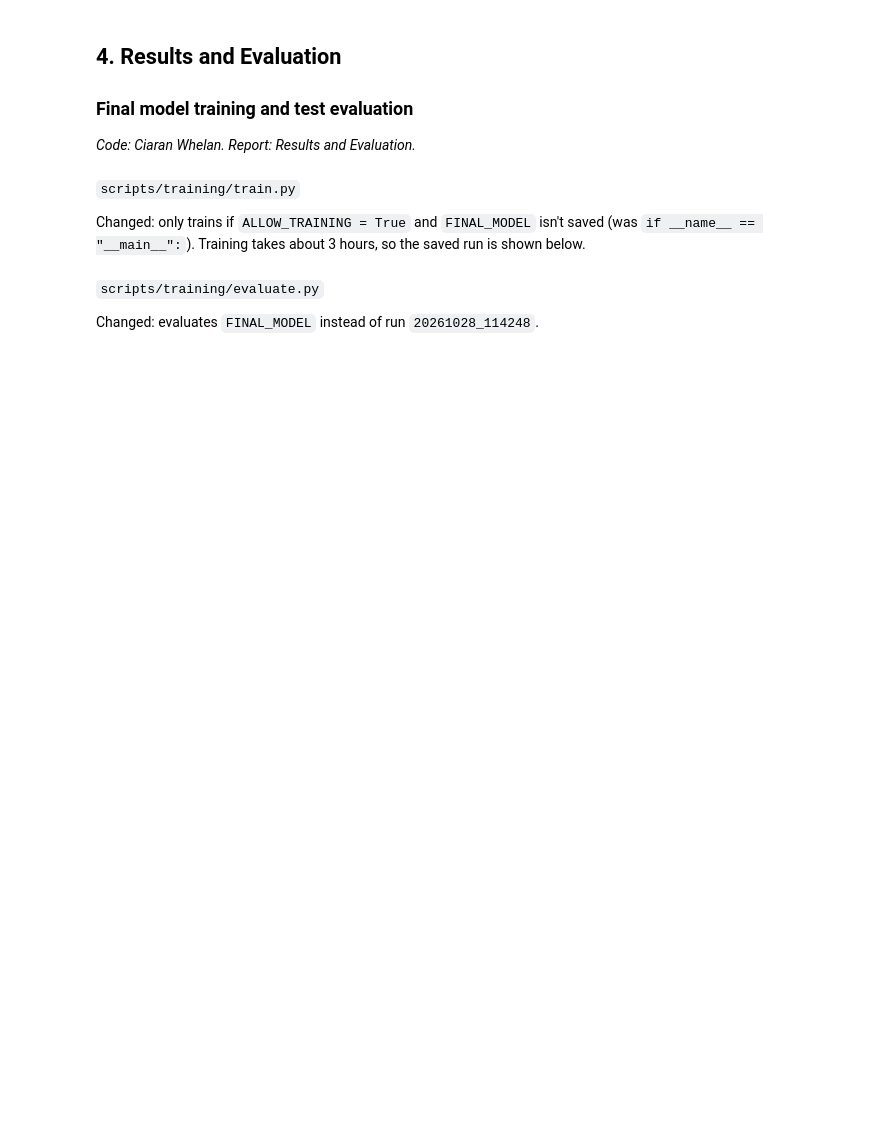
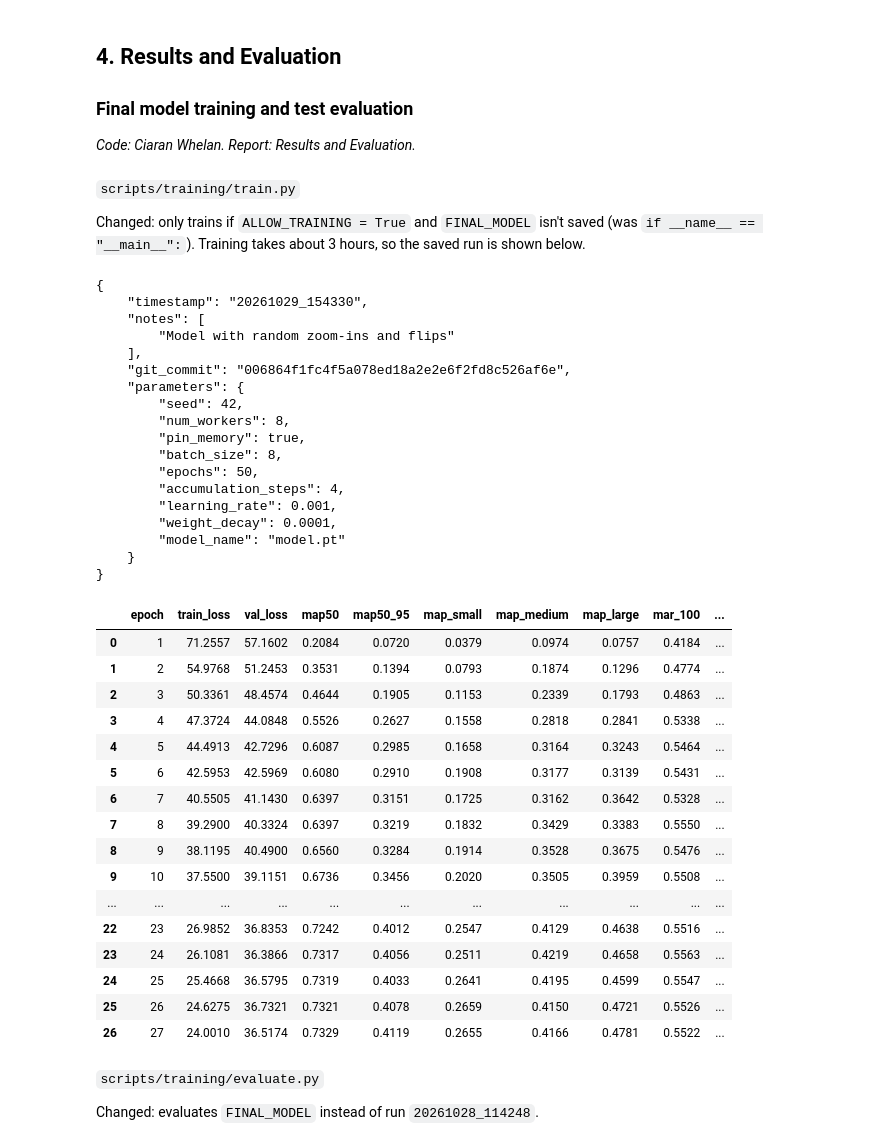
Before and after one commit to CiaranW005/CS4287-CNN-Assignment-Fire-Smoke-Detection, a Jupyter notebook: notebooks/final/CS4287-Assign2-23370211-23304472-23371137.ipynb, the cells around one changed output. Drawn from its saved outputs; the diff is of its cells as text; code cells hidden in the pictures; blank space fills up the shorter version.

```diff
--- a/notebooks/final/CS4287-Assign2-23370211-23304472-23371137.ipynb
+++ b/notebooks/final/CS4287-Assign2-23370211-23304472-23371137.ipynb
@@ -2807,9 +3070,46 @@ if ALLOW_TRAINING and not (SAVED_MODELS / FINAL_MODEL / "model.pt").exists():
 # %%
 # the saved output of train.py for the final model
 with open(SAVED_MODELS / FINAL_MODEL / "metadata.json") as f:
     print(json.dumps(json.load(f), indent=4))
 
-pd.read_csv(SAVED_MODELS / FINAL_MODEL / "history.csv").round(4)
+final_results = pd.read_csv(SAVED_MODELS / FINAL_MODEL / "history.csv").round(4)
+final_results
+# %% [output]
+{
+    "timestamp": "20261029_154330",
+    "notes": [
+        "Model with random zoom-ins and flips"
+    ],
+    "git_commit": "006864f1fc4f5a078ed18a2e2e6f2fd8c526af6e",
+    "parameters": {
+        "seed": 42,
+        "num_workers": 8,
+        "pin_memory": true,
+        "batch_size": 8,
+        "epochs": 50,
+        "accumulation_steps": 4,
+        "learning_rate": 0.001,
+        "weight_decay": 0.0001,
+        "model_name": "model.pt"
+    }
+}
+|  | epoch | train_loss | val_loss | map50 | map50_95 | map_small | map_medium | map_large | mar_100 | ... |
+| 0 | 1 | 71.2557 | 57.1602 | 0.2084 | 0.0720 | 0.0379 | 0.0974 | 0.0757 | 0.4184 | ... |
+| 1 | 2 | 54.9768 | 51.2453 | 0.3531 | 0.1394 | 0.0793 | 0.1874 | 0.1296 | 0.4774 | ... |
+| 2 | 3 | 50.3361 | 48.4574 | 0.4644 | 0.1905 | 0.1153 | 0.2339 | 0.1793 | 0.4863 | ... |
+| 3 | 4 | 47.3724 | 44.0848 | 0.5526 | 0.2627 | 0.1558 | 0.2818 | 0.2841 | 0.5338 | ... |
+| 4 | 5 | 44.4913 | 42.7296 | 0.6087 | 0.2985 | 0.1658 | 0.3164 | 0.3243 | 0.5464 | ... |
+| 5 | 6 | 42.5953 | 42.5969 | 0.6080 | 0.2910 | 0.1908 | 0.3177 | 0.3139 | 0.5431 | ... |
+| 6 | 7 | 40.5505 | 41.1430 | 0.6397 | 0.3151 | 0.1725 | 0.3162 | 0.3642 | 0.5328 | ... |
+| 7 | 8 | 39.2900 | 40.3324 | 0.6397 | 0.3219 | 0.1832 | 0.3429 | 0.3383 | 0.5550 | ... |
+| 8 | 9 | 38.1195 | 40.4900 | 0.6560 | 0.3284 | 0.1914 | 0.3528 | 0.3675 | 0.5476 | ... |
+| 9 | 10 | 37.5500 | 39.1151 | 0.6736 | 0.3456 | 0.2020 | 0.3505 | 0.3959 | 0.5508 | ... |
+| ... | ... | ... | ... | ... | ... | ... | ... | ... | ... | ... |
+| 22 | 23 | 26.9852 | 36.8353 | 0.7242 | 0.4012 | 0.2547 | 0.4129 | 0.4638 | 0.5516 | ... |
+| 23 | 24 | 26.1081 | 36.3866 | 0.7317 | 0.4056 | 0.2511 | 0.4219 | 0.4658 | 0.5563 | ... |
+| 24 | 25 | 25.4668 | 36.5795 | 0.7319 | 0.4033 | 0.2641 | 0.4195 | 0.4599 | 0.5547 | ... |
+| 25 | 26 | 24.6275 | 36.7321 | 0.7321 | 0.4078 | 0.2659 | 0.4150 | 0.4721 | 0.5526 | ... |
+| 26 | 27 | 24.0010 | 36.5174 | 0.7329 | 0.4119 | 0.2655 | 0.4166 | 0.4781 | 0.5522 | ... |
 # %% [markdown]
 `scripts/training/evaluate.py`
 
```
Also changed, not shown: parts of 52 cells of this notebook, 3 other files.
